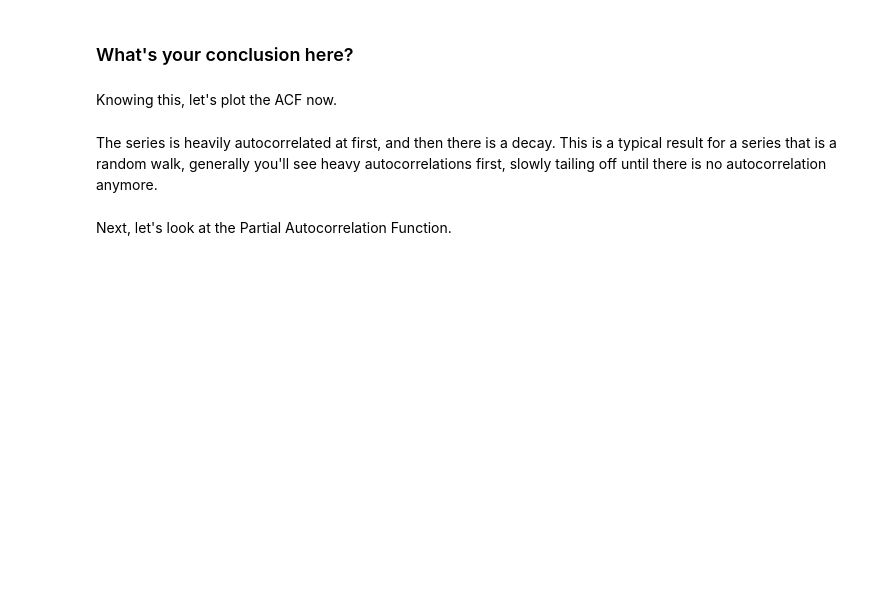
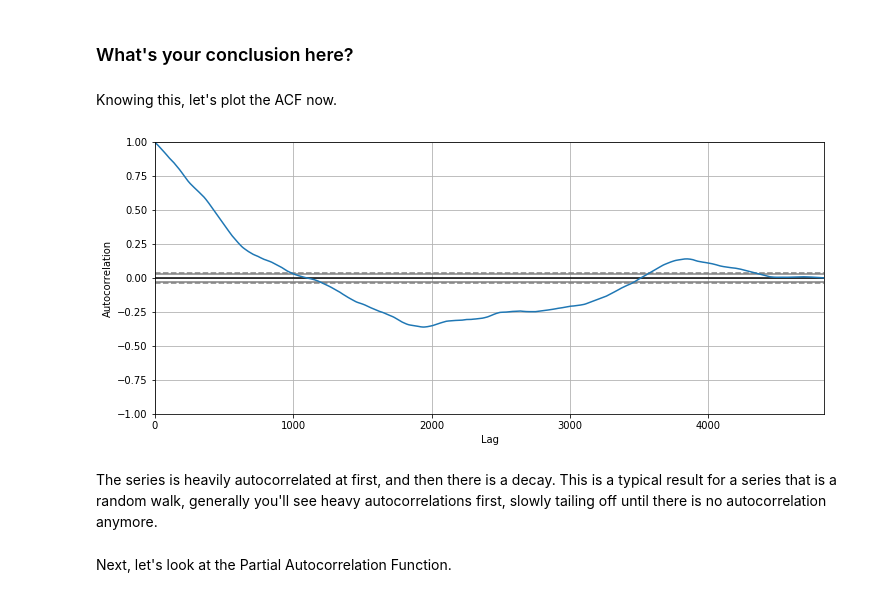
Before and after one commit to yuwenwang169/dsc-enterprise-hsbc-autocorrelation-in-time-series-lab-hsbc-ds-081319, a Jupyter notebook: index.ipynb, the cells around one changed output. Drawn from its saved outputs; the diff is of its cells as text; code cells hidden in the pictures; blank space fills up the shorter version.

```diff
--- a/index.ipynb
+++ b/index.ipynb
@@ -125,3 +123,9 @@ Knowing this, let's plot the ACF now.
+# %%
+# your code here
+plt.figure(figsize=(12,5))
+pd.plotting.autocorrelation_plot(eur.dropna());
+# %% [output]
+[figure, added]
 # %% [markdown]
 The series is heavily autocorrelated at first, and then there is a decay. This is a typical result for a series that is a random walk, generally you'll see heavy autocorrelations first, slowly tailing off until there is no autocorrelation anymore.
 # %% [markdown]
```
Also changed, not shown: parts of 1 cell of this notebook.
